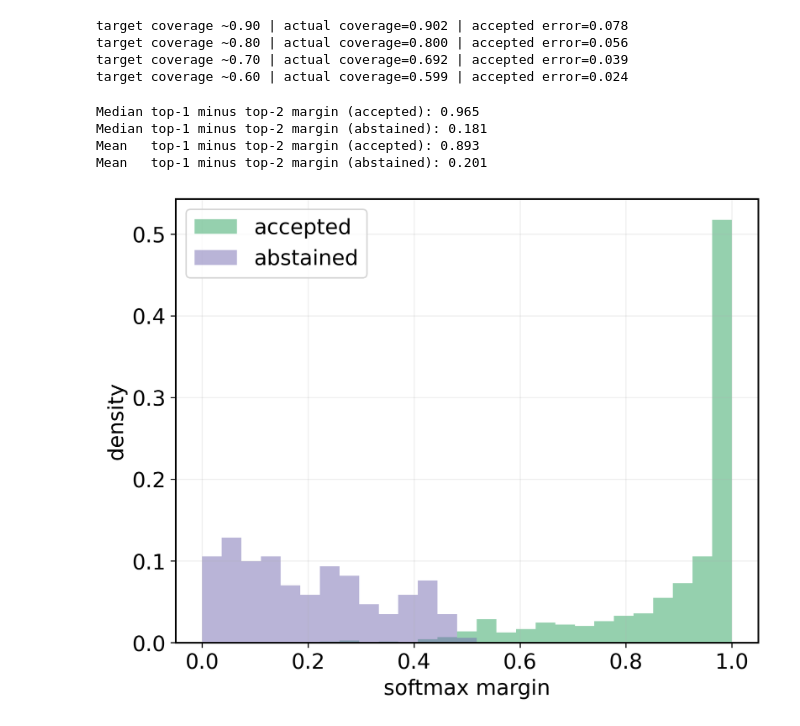
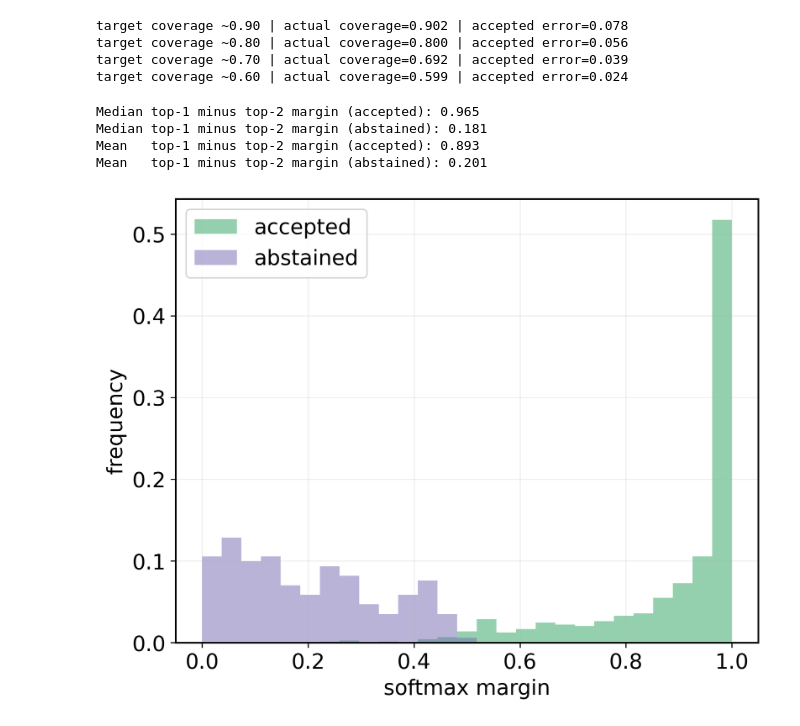
Before and after one commit to raham24/Epistemic-Uncertainty-Aware-Defect-Detection-for-Quality-Control-in-Medical-Device-Manufacturing, a Jupyter notebook: toy_example/toy_example.ipynb, the cells around one changed output. Cells and saved outputs as stored; diff of their text form; code cells hidden in the pictures.

```diff
--- a/toy_example/toy_example.ipynb
+++ b/toy_example/toy_example.ipynb
@@ -754,7 +754,7 @@ ax.set_xlabel(
 )
 
 ax.set_ylabel(
-    "density",
+    "frequency",
     fontsize=15
 )
 
@@ -770,31 +770,31 @@ ax.grid(
 )
 
 
 # ------------------------------------------------------------
 # Legend
 # ------------------------------------------------------------
 
 ax.legend(
     fontsize=15,
     frameon=True
 )
 
 
 # ------------------------------------------------------------
 # Save
 # ------------------------------------------------------------
 
 fig.savefig(
     "../tex/img/toy_example_margin_histogram.png",
     dpi=300,
     bbox_inches="tight"
 )
 
 plt.show()
 plt.close(fig)
 # %% [output]
 Median top-1 minus top-2 margin (accepted): 0.965
 Median top-1 minus top-2 margin (abstained): 0.181
 Mean   top-1 minus top-2 margin (accepted): 0.893
 Mean   top-1 minus top-2 margin (abstained): 0.201
-[figure, old version]
+[figure, new version]
```
Also changed, not shown: 4 other files.
